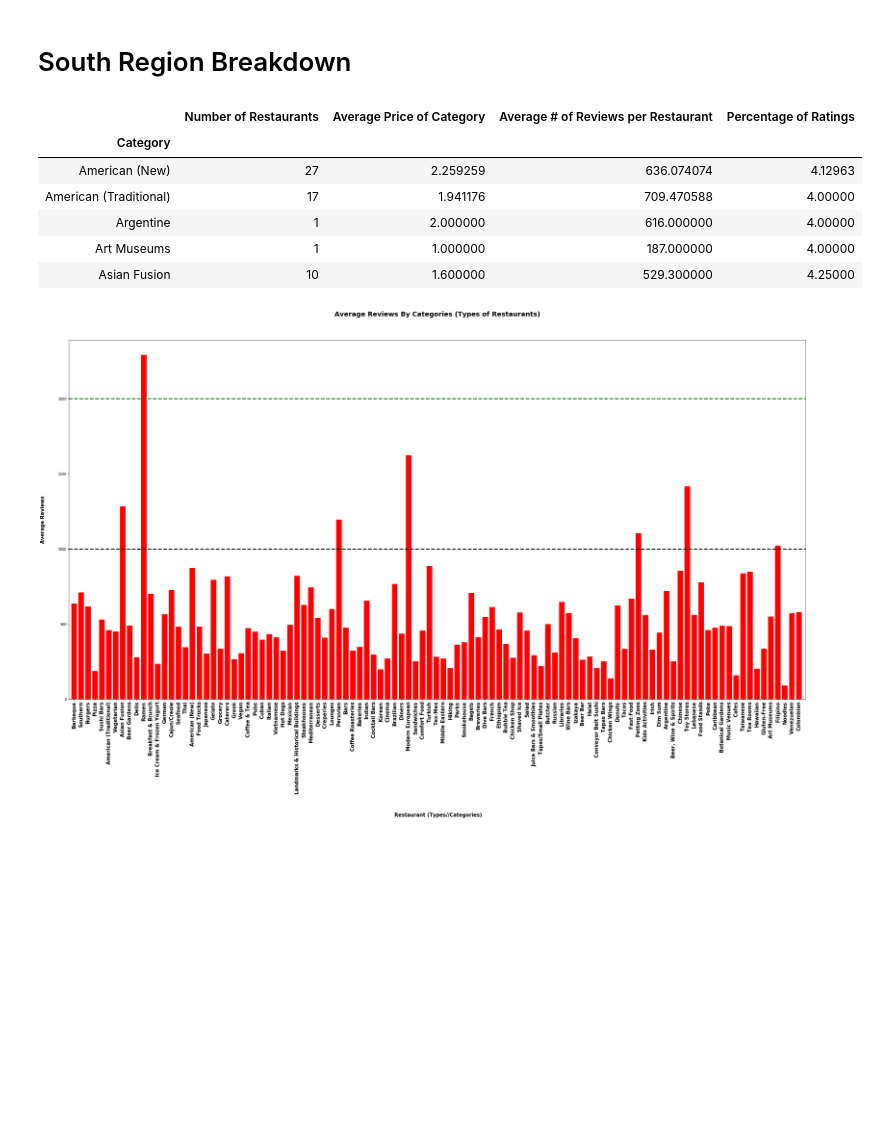
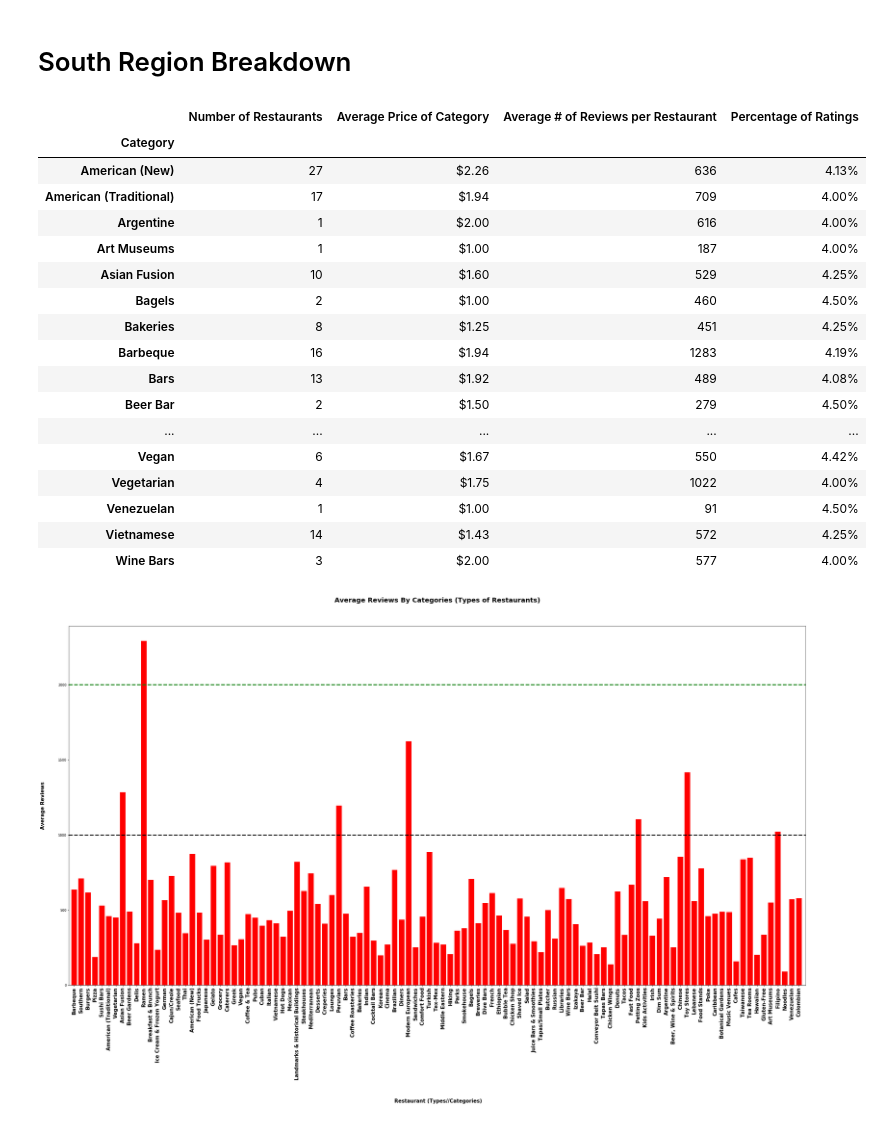
Before and after one commit to elzster/Yelp-Analytics, a Jupyter notebook: ProjectMaster.ipynb, the cells around one changed output. Cells and saved outputs as stored; diff of their text form; code cells hidden in the pictures; blank space fills up the shorter version.

```diff
--- a/ProjectMaster.ipynb
+++ b/ProjectMaster.ipynb
@@ -243,33 +267,45 @@ fig
 # %%
 #Austin, Texas Group By
 grouped_south_df = south_data.groupby('Category')
 #counts the total of each category within the column
 total_south_category = grouped_south_df['Category'].count()
 #gets the average amount of reviews by category
 south_price_avg = grouped_south_df['Price'].mean()
 south_review_counts = grouped_south_df['Reviews'].mean()
 south_review_counts.head()
 #avg star rating
 south_rating_counts = grouped_south_df['Rating'].mean()
 #This will populate an array of all categories in Sample.
 south_category_unique = south_data["Category"].unique()
 south_category_unique #105 unique categories
 south_total_categories = len(south_category_unique)
 south_category_stats_df= pd.DataFrame({
     "Number of Restaurants": total_south_category,
     "Average Price of Category": south_price_avg,
-    "Average # of Reviews per Restaurant": south_review_counts,
+    "Average # of Reviews per Restaurant": south_review_counts.astype(int),
     "Percentage of Ratings": south_rating_counts
 })
 south_category_stats_df.head()
+south_category_stats_df.style.format({"Percentage of Ratings": "{:.2f}%", "Average Price of Category": "${:.2f}"})
 # %% [output]
 |  | Number of Restaurants | Average Price of Category | Average # of Reviews per Restaurant | Percentage of Ratings |
 | Category |  |  |  |  |
-| American (New) | 27 | 2.259259 | 636.074074 | 4.12963 |
-| American (Traditional) | 17 | 1.941176 | 709.470588 | 4.00000 |
-| Argentine | 1 | 2.000000 | 616.000000 | 4.00000 |
-| Art Museums | 1 | 1.000000 | 187.000000 | 4.00000 |
-| Asian Fusion | 10 | 1.600000 | 529.300000 | 4.25000 |
+| American (New) | 27 | $2.26 | 636 | 4.13% |
+| American (Traditional) | 17 | $1.94 | 709 | 4.00% |
+| Argentine | 1 | $2.00 | 616 | 4.00% |
+| Art Museums | 1 | $1.00 | 187 | 4.00% |
+| Asian Fusion | 10 | $1.60 | 529 | 4.25% |
+| Bagels | 2 | $1.00 | 460 | 4.50% |
+| Bakeries | 8 | $1.25 | 451 | 4.25% |
+| Barbeque | 16 | $1.94 | 1283 | 4.19% |
+| Bars | 13 | $1.92 | 489 | 4.08% |
+| Beer Bar | 2 | $1.50 | 279 | 4.50% |
+| ... | ... | ... | ... | ... |
+| Vegan | 6 | $1.67 | 550 | 4.42% |
+| Vegetarian | 4 | $1.75 | 1022 | 4.00% |
+| Venezuelan | 1 | $1.00 | 91 | 4.50% |
+| Vietnamese | 14 | $1.43 | 572 | 4.25% |
+| Wine Bars | 3 | $2.00 | 577 | 4.00% |
 # %%
 # Bar Graph
 
```
Also changed, not shown: parts of 3 cells of this notebook.
